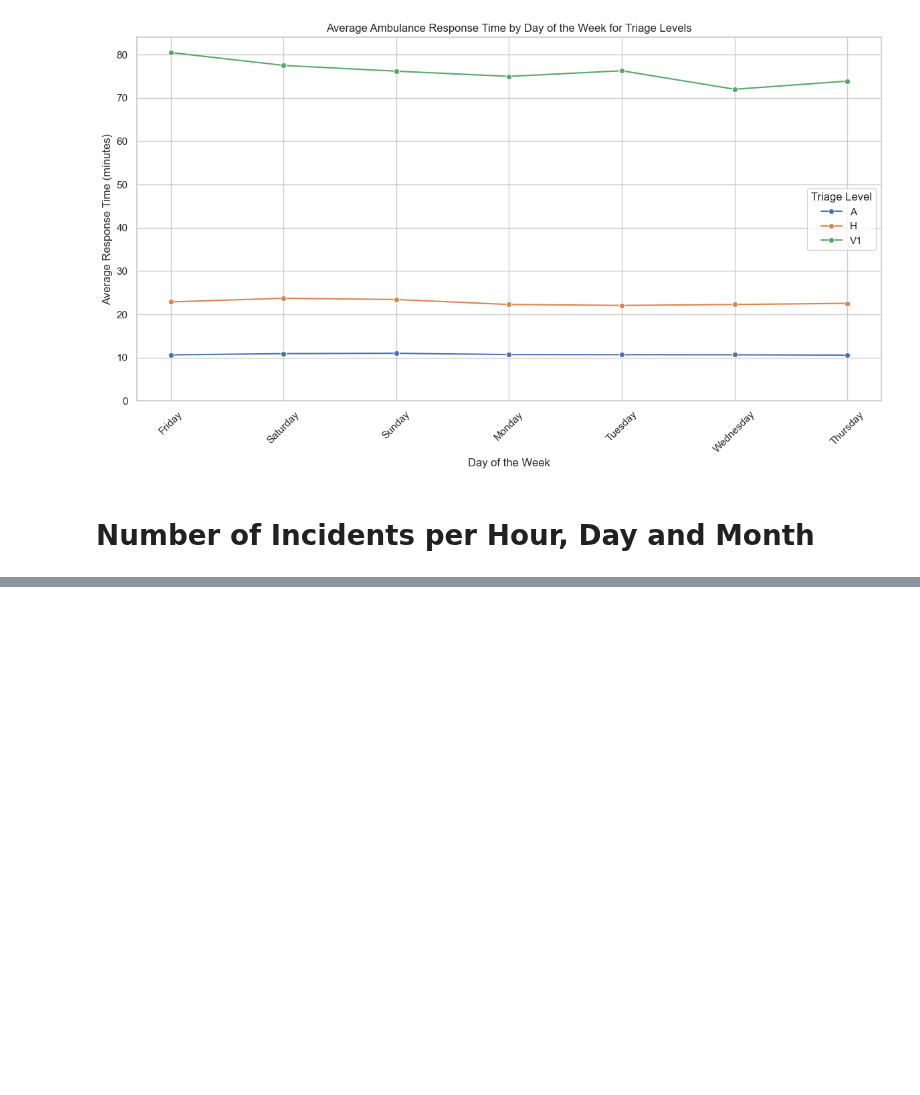
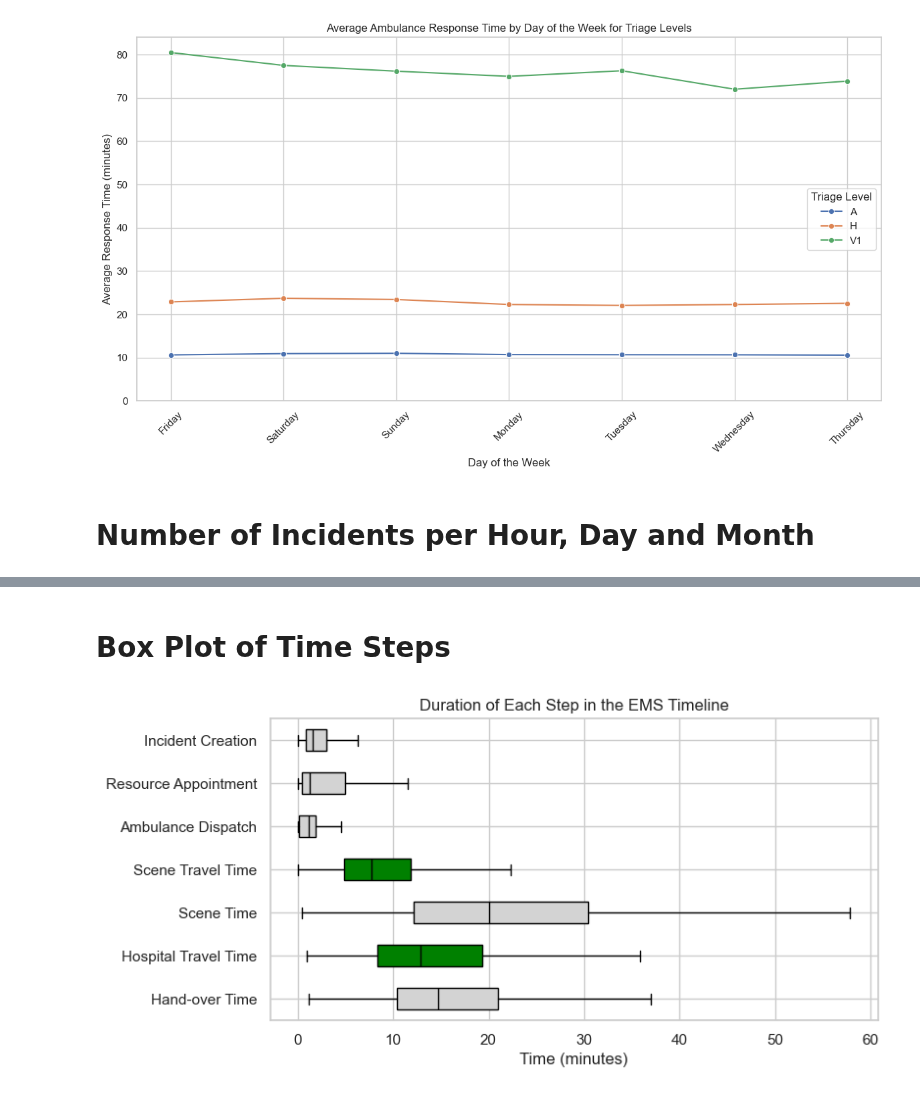
Before and after one commit to Emergency-Optimizers/Data-Processing, a Jupyter notebook: source/analysis/sandbox_torjus_v2.ipynb, the cells around one changed output, grey strips where cells are left out. Cells and saved outputs as stored; diff of their text form; code cells hidden in the pictures; blank space fills up the shorter version.

```diff
--- a/source/analysis/sandbox_torjus_v2.ipynb
+++ b/source/analysis/sandbox_torjus_v2.ipynb
@@ -297,0 +363,44 @@ plt.show()
+# %% [markdown]
+# Box Plot of Time Steps
+# %%
+title = "Duration of Each Step in the EMS Timeline"
+
+temp_df = df_enhanced.copy()
+
+steps = {
+    "Incident Creation": ("time_call_received", "time_incident_created"),
+    "Resource Appointment": ("time_incident_created", "time_resource_appointed"),
+    "Ambulance Dispatch": ("time_resource_appointed", "time_ambulance_dispatch_to_scene"),
+    "Scene Travel Time": ("time_ambulance_dispatch_to_scene", "time_ambulance_arrived_at_scene"),
+    "Scene Time": ("time_ambulance_arrived_at_scene", "time_ambulance_dispatch_to_hospital", "time_ambulance_available"),
+    "Hospital Travel Time": ("time_ambulance_dispatch_to_hospital", "time_ambulance_arrived_at_hospital"),
+    "Hand-over Time": ("time_ambulance_arrived_at_hospital", "time_ambulance_available")
+}
+
+for step, times in steps.items():
+    if len(times) == 3:
+        temp_df.loc[temp_df[times[1]].isna(), step] = (temp_df[times[2]] - temp_df[times[0]]).dt.total_seconds() / 60
+        temp_df.loc[~temp_df[times[1]].isna(), step] = (temp_df[times[1]] - temp_df[times[0]]).dt.total_seconds() / 60
+    else:
+        temp_df[step] = (temp_df[times[1]] - temp_df[times[0]]).dt.total_seconds() / 60
+
+plot_data = [temp_df[step].dropna() for step in steps if step not in ["Dispatching to Hospital", "At Hospital"]]
+labels = [key for key in steps.keys() if key not in ["Dispatching to Hospital", "At Hospital"]]
+
+plt.figure(figsize=(8, 4))
+boxprops = dict(color='black')
+medianprops = dict(color='black')
+patch_colors = ['lightgray'] * 1 + ['green'] + ["lightgray"] + ['green'] + 3 * ['lightgray']
+
+bp = plt.boxplot(plot_data[::-1], labels=labels[::-1], vert=False, patch_artist=True, showfliers=False, boxprops=boxprops, medianprops=medianprops)
+
+for patch, color in zip(bp['boxes'], patch_colors):
+    patch.set_facecolor(color)
+
+plt.title(title)
+plt.xlabel("Time (minutes)")
+plt.xticks()
+plt.savefig('./plots/ems_timestage_boxplot.png', dpi=300, bbox_inches='tight')
+plt.show()
+# %% [output]
+[figure, added]
```
Also changed, not shown: parts of 8 cells of this notebook, 6 other files.
